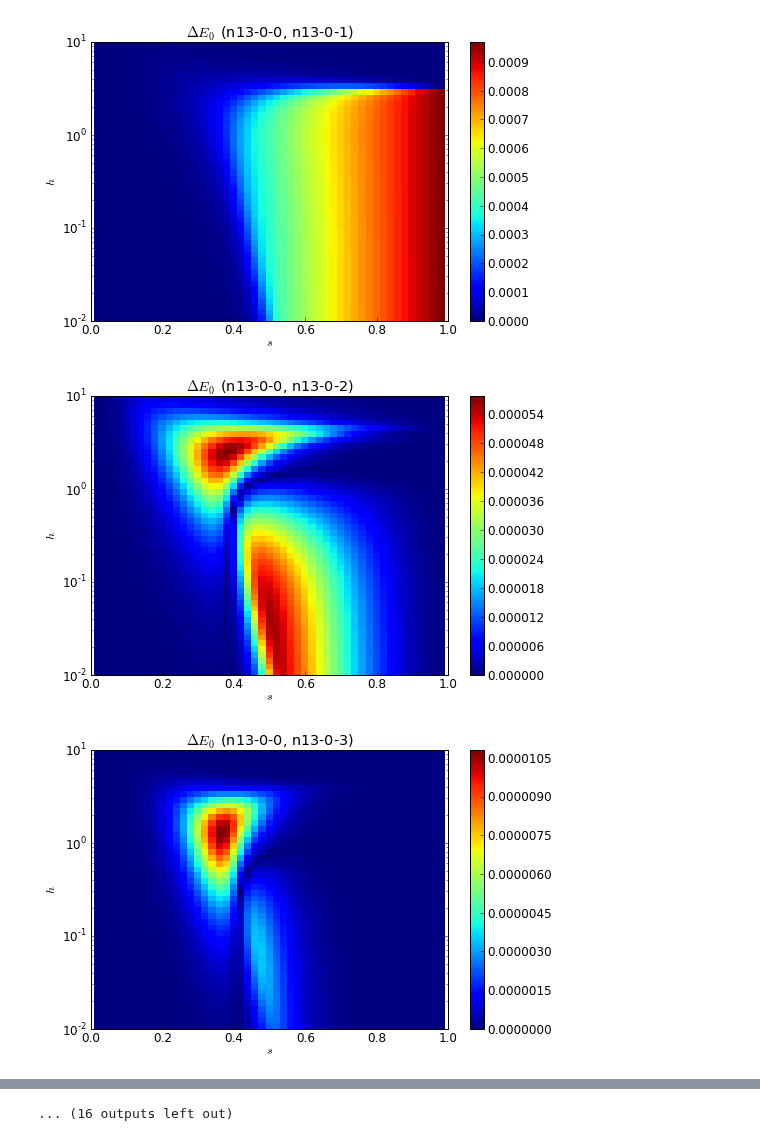
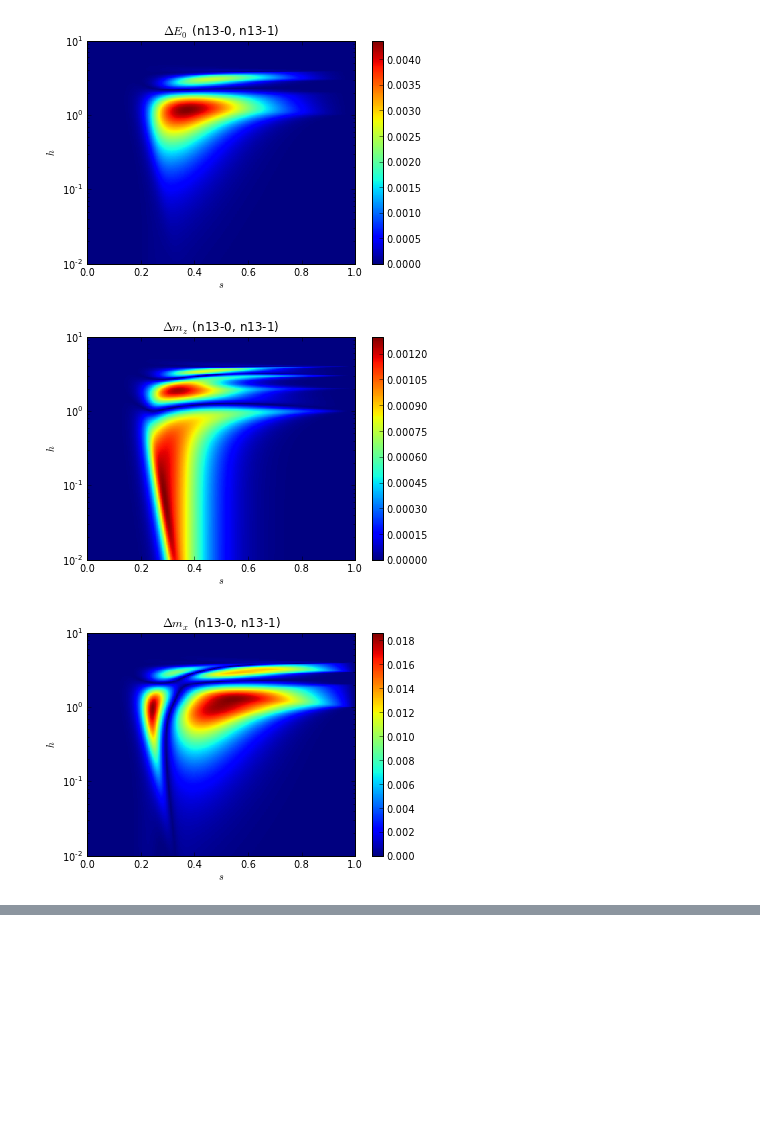
Before and after one commit to mcwitt/quantum-graph-isomorphism, a Jupyter notebook: analysis/heatmap.ipynb, the cells around one changed output, grey strips where cells are left out. Saved outputs shown, nothing was run; the diff lists cells and outputs as text; code cells hidden in the pictures; blank space fills up the shorter version.

```diff
--- a/analysis/heatmap.ipynb
+++ b/analysis/heatmap.ipynb
@@ -9,2 +9,4 @@ pd.__version__
 # %%
-files = glob('output/n13-0-*-arpack.out')
+#files = glob('../output/n13-0-*-arpack.out')
+files = glob('../output/n13-?.out')
+files
@@ -11,8 +15,8 @@ files = glob('output/n13-0-*-arpack.out')
 # %%
-df = pd.read_csv(files[0])
-for f in files[1:]:
-    df = pd.concat((df, pd.read_csv(f)))
-
-df = df.set_index(['ver', 'graph', 'h', 'dh', 's'])
+#df = pd.read_csv(files[0])
+#for f in files[1:]:
+#    df = pd.concat((df, pd.read_csv(f)))
+# df = df.set_index(['ver', 'graph', 'h', 'dh', 's'])
+df = a.read_output(files)
 df.head()
 # %% [output]
@@ -26,3 +29,0 @@ df.head()
-# %%
-df = a.load_files(files)
-df.head()
@@ -52,16 +48,17 @@ for key, group in df.reset_index().groupby(['ver', 'graph', 'dh']):
 # %%
+df = df[df.index.get_level_values('h') > .01]
 groups = df.groupby(level=['ver', 'dh'])
 for (ver, dh), group in groups:
     subgroups = ((g, df.reset_index('graph').drop('graph', axis=1))
                  for g, df in group.groupby(level='graph'))
     for (g1, df1), (g2, df2) in combinations(subgroups, 2):
         delta = (df1 - df2).abs()
-        for meas in ['energy']:
+        for meas in ['energy', 'mz', 'mx', 'q2', 'q2p']:
             data = delta.reset_index().pivot(index='h', columns='s', values=meas)
             figure(); a.plot_heatmap(data)
             title('$\Delta {}$ ({}, {})'.format(a.symbol(meas), g1, g2))
             savefig('delta-{}-{}-{}.png'.format(meas, g1, g2))
 # %% [output]
-[figure, old version]
+[figure, new version]
-[figure, old version]
+[figure, new version]
-[figure, old version]
+[figure, new version]
@@ -77 +66,0 @@ for (ver, dh), group in groups:
-... (16 outputs left out)
```
Also changed, not shown: parts of 6 cells of this notebook, 3 other files.
